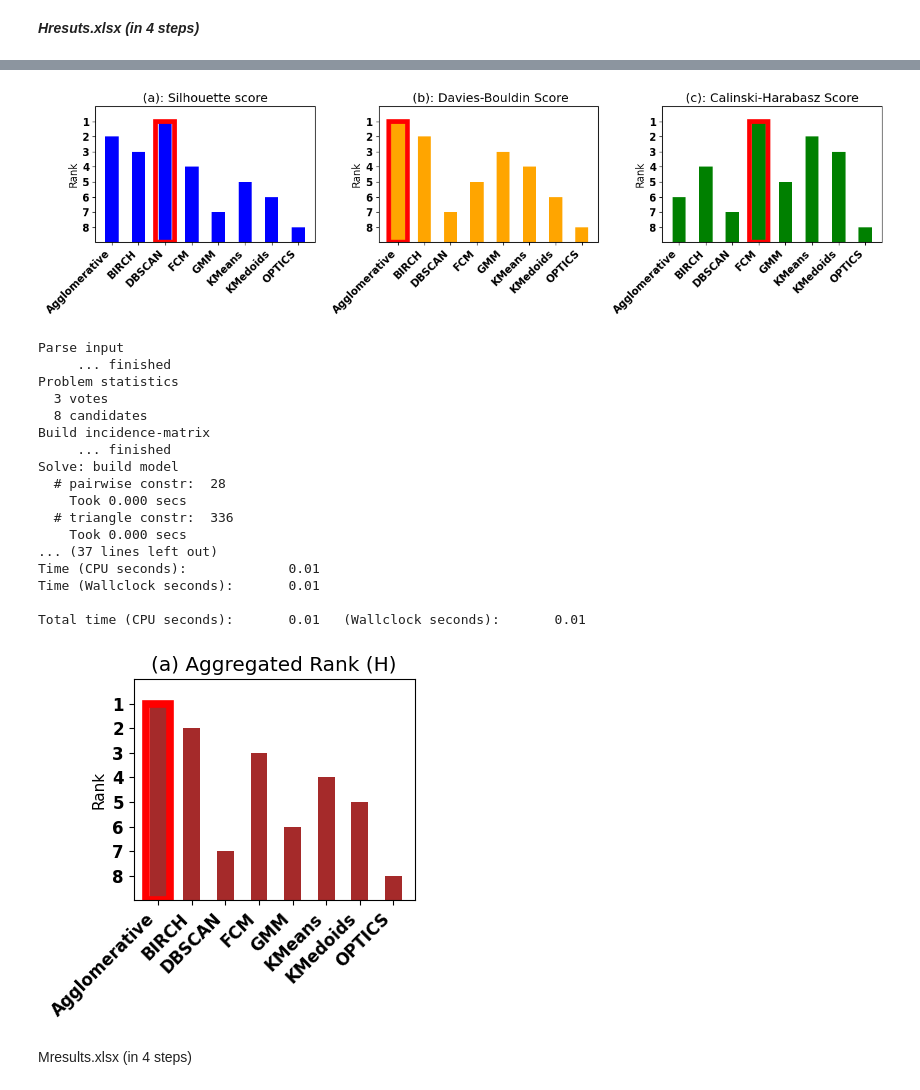
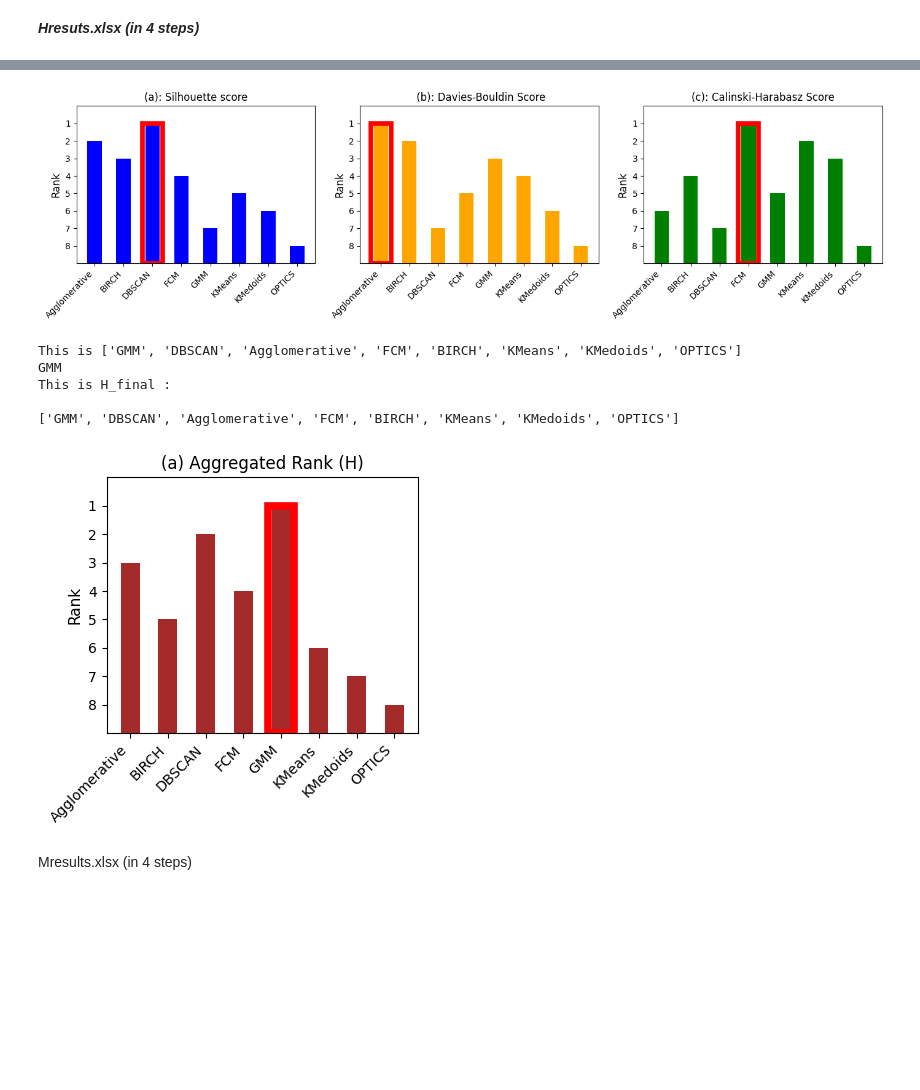
Before and after one commit to mm6396/ClusterComp, a Jupyter notebook: evaluation_modulus8.ipynb, the cells around one changed output, grey strips where cells are left out. Saved outputs shown, nothing was run; the diff lists cells and outputs as text; code cells hidden in the pictures; blank space fills up the shorter version.

```diff
--- a/evaluation_modulus8.ipynb
+++ b/evaluation_modulus8.ipynb
@@ -68,8 +68,6 @@ def rankaggr_brute(ranks):
     return min_dist, best_rank
 
 
-
-
 def print_rankings(dist, aggr,cols):
     print("A Kemeny-Young aggregation with score {} is:\n {}".format(
     dist,
@@ -99,7 +97,7 @@ def parse_rankings(file_path):
 
 
 
-def KemenyYoung(file_path):
+def KemenyRanking(file_path):
     # 1. Parse the rankings from the file.
     rankings, cols = parse_rankings(file_path)
 
@@ -1407,12 +1405,12 @@ D4      &         Silhouette &       0.696011 &     0.411280 &    0.398522 &
 \end{tabular}
 # %%
 #------------------------------------------------------------------------
-#----------------HM_result step (2) -------------------------------------
+#-------------------------  HM_result step (2) -------------------------------------
 #------------------------------------------------------------------------
 import pandas as pd
 
 
-df = pd.read_excel("HMresults.xlsx", engine='openpyxl')
+df = pd.read_excel("score_results/HMresults.xlsx", engine='openpyxl')
 
 
 clustering_methods = ['Agglomerative', 'BIRCH', 'DBSCAN', 'FCM', 'GMM', 'KMeans', 'KMedoids', 'OPTICS']
@@ -1441,11 +1439,11 @@ for _, row in df.iterrows():
 rankings_df = pd.DataFrame(interleaved_rows)
 
 # Save the updated results file
-rankings_df.to_excel("HMresults2.xlsx", index=False)
+rankings_df.to_excel("score_results/HMresults2.xlsx", index=False)
 
 
 
-df = pd.read_excel("HMresults2.xlsx")
+df = pd.read_excel("score_results/HMresults2.xlsx")
 
 # Convert the DataFrame to LaTeX format
 latex_code = df.to_latex()
@@ -1763,12 +1780,12 @@ print(grouped2.to_latex())
 
 
 #-------------------------------------------------------------------------------
-# ** generating H-results (2) **
+#-------------------------- generating H-results (2) ---------------------------
 #-------------------------------------------------------------------------------
 import pandas as pd
 
 # Step 1: Open the H_result.xlsx file
-df = pd.read_excel("H_results.xlsx", engine='openpyxl')
+df = pd.read_excel("score_results/H_results.xlsx", engine='openpyxl')
 
 # Clustering methods
 clustering_methods = ['Agglomerative', 'BIRCH', 'DBSCAN', 'FCM', 'GMM', 'KMeans', 'KMedoids', 'OPTICS']
@@ -1797,15 +1814,15 @@ for _, row in df.iterrows():
 rankings_df = pd.DataFrame(interleaved_rows)
 
 # Save the updated results file
-rankings_df.to_excel("H_results2.xlsx", index=False)
+rankings_df.to_excel("score_results/H_results2.xlsx", index=False)
 # %%
 
 #-------------------------------------------------------------------------------
-# ** generating H-results (3) **
+# **************************** generating H-results (3) ***********************
 #-------------------------------------------------------------------------------
 import pandas as pd
 
-results_df = pd.read_excel("H_results2.xlsx", engine='openpyxl')
+results_df = pd.read_excel("score_results/H_results2.xlsx", engine='openpyxl')
 
 
 clustering_methods = ['Agglomerative', 'BIRCH', 'DBSCAN', 'FCM', 'GMM', 'KMeans', 'KMedoids', 'OPTICS']
@@ -1831,12 +1848,14 @@ for metric in ranking_rows['Metric'].unique():
         else:
             ordered_methods_dict[metric] = [{row['Dataset']: ordered_methods}]
 
-# Write to text files based on metric
 for metric, datasets_order in ordered_methods_dict.items():
-    with open(f"H_result_{metric}.txt", 'w') as f:
+    with open(f"score_results/H_result_{metric}.txt", 'w') as f:
         for order in datasets_order:
             dataset_name = list(order.keys())[0]
-            methods_order = ' '.join(order[dataset_name])
+
+            # Add double quotes around each method name
+            methods_order = ' '.join(['"' + method + '"' for method in order[dataset_name]])
+
             f.write(f"{dataset_name}: {methods_order}\n")
 
 
@@ -1853,16 +1872,16 @@ import pandas as pd
 import matplotlib.pyplot as plt
 
 
-H_Silhoute = KemenyRanking('H_result_Silhouette.txt')
-H_DaviesBouldin = KemenyRanking('H_result_Davies-Bouldin.txt')
-H_Calinski_Harabasz = KemenyRanking('H_result_Calinski-Harabasz.txt')
+H_Silhoute = KemenyRanking('score_results/H_result_Silhouette.txt')
+H_DaviesBouldin = KemenyRanking('score_results/H_result_Davies-Bouldin.txt')
+H_Calinski_Harabasz = KemenyRanking('score_results/H_result_Calinski-Harabasz.txt')
 
 
 print("H_DaviesBouldin:", H_DaviesBouldin)
 print("H_Calinski_Harabasz:", H_Calinski_Harabasz)
 print("H_Silhoute:", H_Silhoute)
 
-with open('H_results.txt', 'w') as f:
+with open('score_results/H_results.txt', 'w') as f:
     f.write("Sil: " + ' '.join(["'{}'".format(method) for method in H_Silhoute]) + "\n")
     f.write("DB: " + ' '.join(["'{}'".format(method) for method in H_DaviesBouldin]) + "\n")
     f.write("CH: " + ' '.join(["'{}'".format(method) for method in H_Calinski_Harabasz]) + "\n")
@@ -1903,13 +1922,13 @@ plot_rankings(ax2, H_DaviesBouldin,' (b): Davies-Bouldin Score', 'orange')
 plot_rankings(ax3, H_Calinski_Harabasz, '(c): Calinski-Harabasz Score', 'green')
 
 plt.tight_layout()
-plt.savefig('Hresults__evauation3.png', dpi=300)
+plt.savefig('score_results/Hresults__evauation3.png', dpi=300)
 plt.show()
 
 
 
 
-H_final2 = KemenyRanking('H_results.txt').get_solution()
+H_final2 = KemenyRanking('score_results/H_results.txt')
 
 print("This is", H_final2)
 H_final0 = ', '.join([method.strip('"') for method in H_final2])
@@ -1966,6 +1985,6 @@ ax.set_title('(a) Aggregated Rank (H)')
 ax.set_xticklabels(visual_rank.index, rotation=45, ha='right')
 
 plt.tight_layout()
-plt.savefig('Hresults__aggregation3.png', dpi=300)
+plt.savefig('score_results/Hresults__aggregation3.png', dpi=300)
 plt.show()
 # %% [output]
@@ -1989,22 +1994,10 @@ Total time (CPU seconds):       0.00   (Wallclock seconds):       0.00
-[figure, old version]
+[figure, new version]
-Parse input
-     ... finished
-Problem statistics
-  3 votes
-  8 candidates
-Build incidence-matrix
-     ... finished
-Solve: build model
-  # pairwise constr:  28
-    Took 0.000 secs
-  # triangle constr:  336
-    Took 0.000 secs
-... (37 lines left out)
-Time (CPU seconds):             0.01
-Time (Wallclock seconds):       0.01
+This is ['GMM', 'DBSCAN', 'Agglomerative', 'FCM', 'BIRCH', 'KMeans', 'KMedoids', 'OPTICS']
+GMM
+This is H_final :
 
-Total time (CPU seconds):       0.01   (Wallclock seconds):       0.01
+['GMM', 'DBSCAN', 'Agglomerative', 'FCM', 'BIRCH', 'KMeans', 'KMedoids', 'OPTICS']
-[figure, old version]
+[figure, new version]
 # %% [markdown]
 Mresults.xlsx (in 4 steps)
 # %%
```
Also changed, not shown: parts of 18 cells of this notebook, 38 other files.
